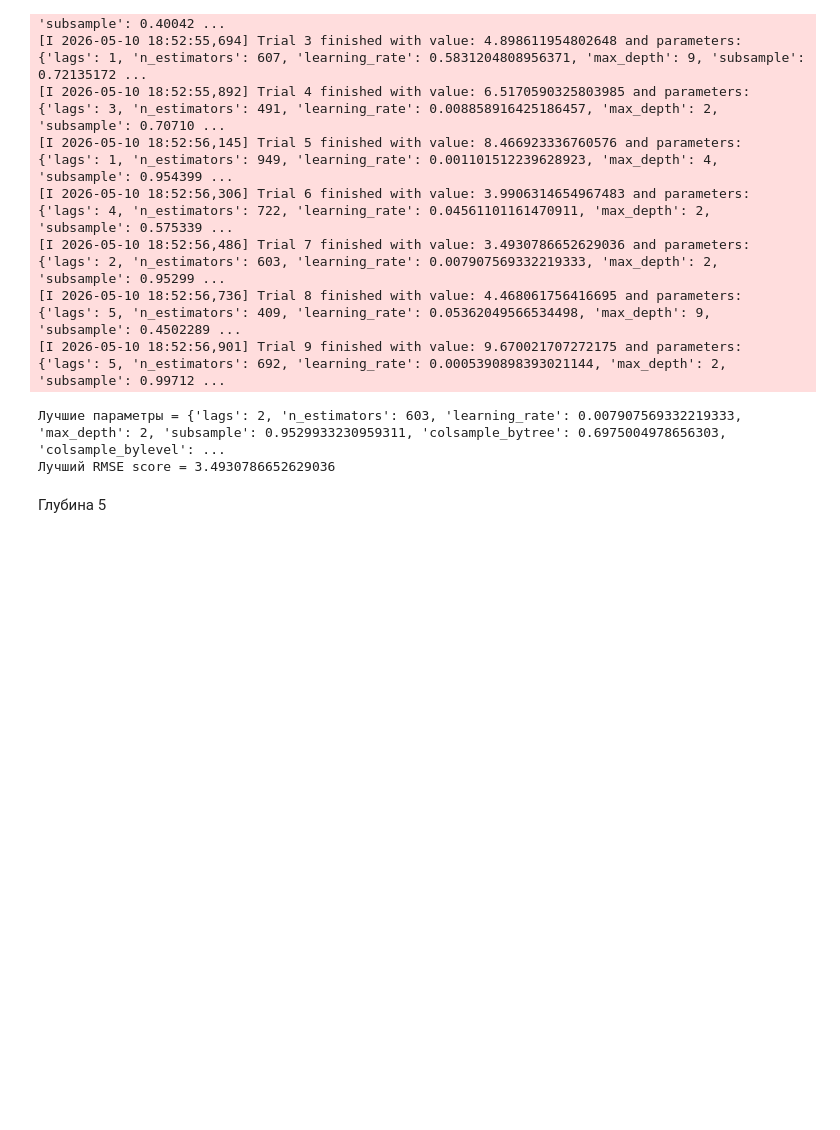
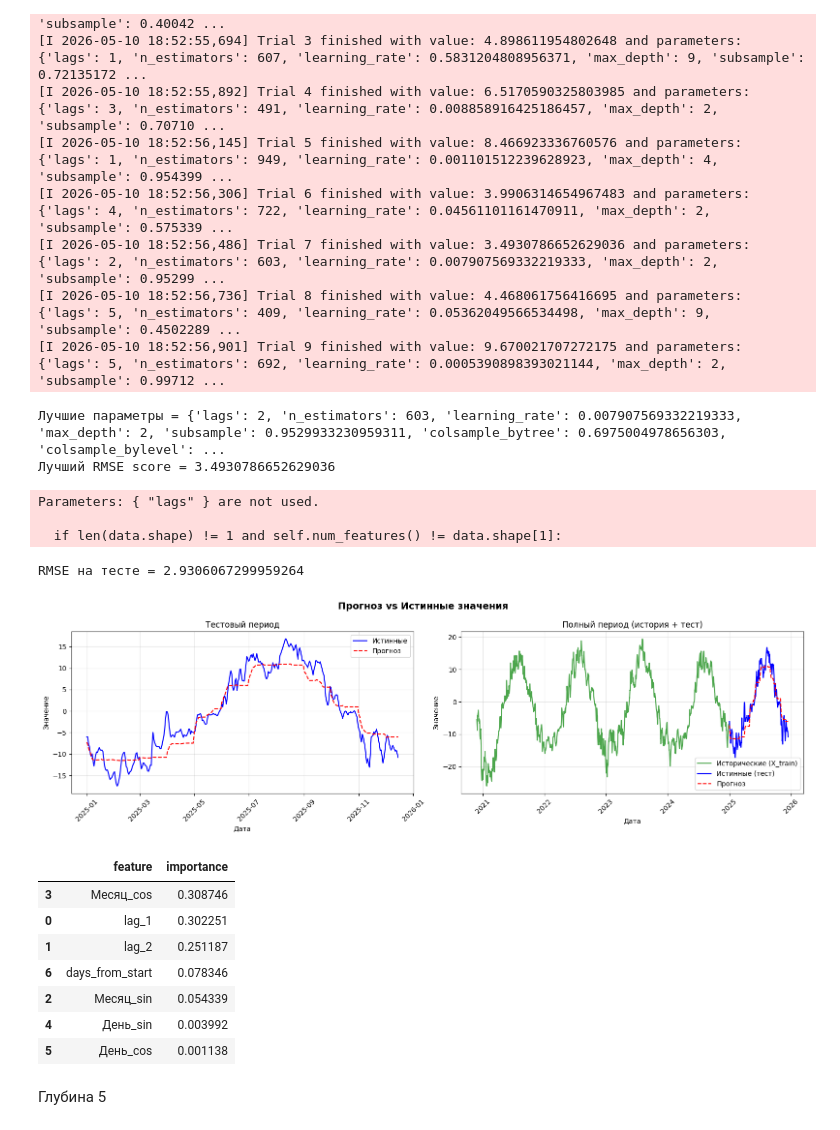
Before and after one commit to mefodyvaulin/ml-salekhard, a Jupyter notebook: xgboost/v1.ipynb, the cells around one changed output. Saved outputs shown, nothing was run; the diff lists cells and outputs as text; code cells hidden in the pictures; blank space fills up the shorter version.

```diff
--- a/xgboost/v1.ipynb
+++ b/xgboost/v1.ipynb
@@ -90,6 +113,25 @@ print(f'Лучший RMSE score = {study.best_value}')
 [I 2026-05-10 18:52:56,901] Trial 9 finished with value: 9.670021707272175 and parameters: {'lags': 5, 'n_estimators': 692, 'learning_rate': 0.0005390898393021144, 'max_depth': 2, 'subsample': 0.99712 ...
 Лучшие параметры = {'lags': 2, 'n_estimators': 603, 'learning_rate': 0.007907569332219333, 'max_depth': 2, 'subsample': 0.9529933230959311, 'colsample_bytree': 0.6975004978656303, 'colsample_bylevel': ...
 Лучший RMSE score = 3.4930786652629036
+# %%
+model = joblib.load(model_path)
+show_results(model, df_train_full, df_test, target_col, exog_cols)
+importances = model.get_feature_importances()
+importances
+# %% [output]
+Parameters: { "lags" } are not used.
+
+  if len(data.shape) != 1 and self.num_features() != data.shape[1]:
+RMSE на тесте = 2.9306067299959264
+[figure, added]
+|  | feature | importance |
+| 3 | Месяц_cos | 0.308746 |
+| 0 | lag_1 | 0.302251 |
+| 1 | lag_2 | 0.251187 |
+| 6 | days_from_start | 0.078346 |
+| 2 | Месяц_sin | 0.054339 |
+| 4 | День_sin | 0.003992 |
+| 5 | День_cos | 0.001138 |
 # %% [markdown]
 Глубина 5
 # %%
```
Also changed, not shown: parts of 8 cells of this notebook, 1 other file.
